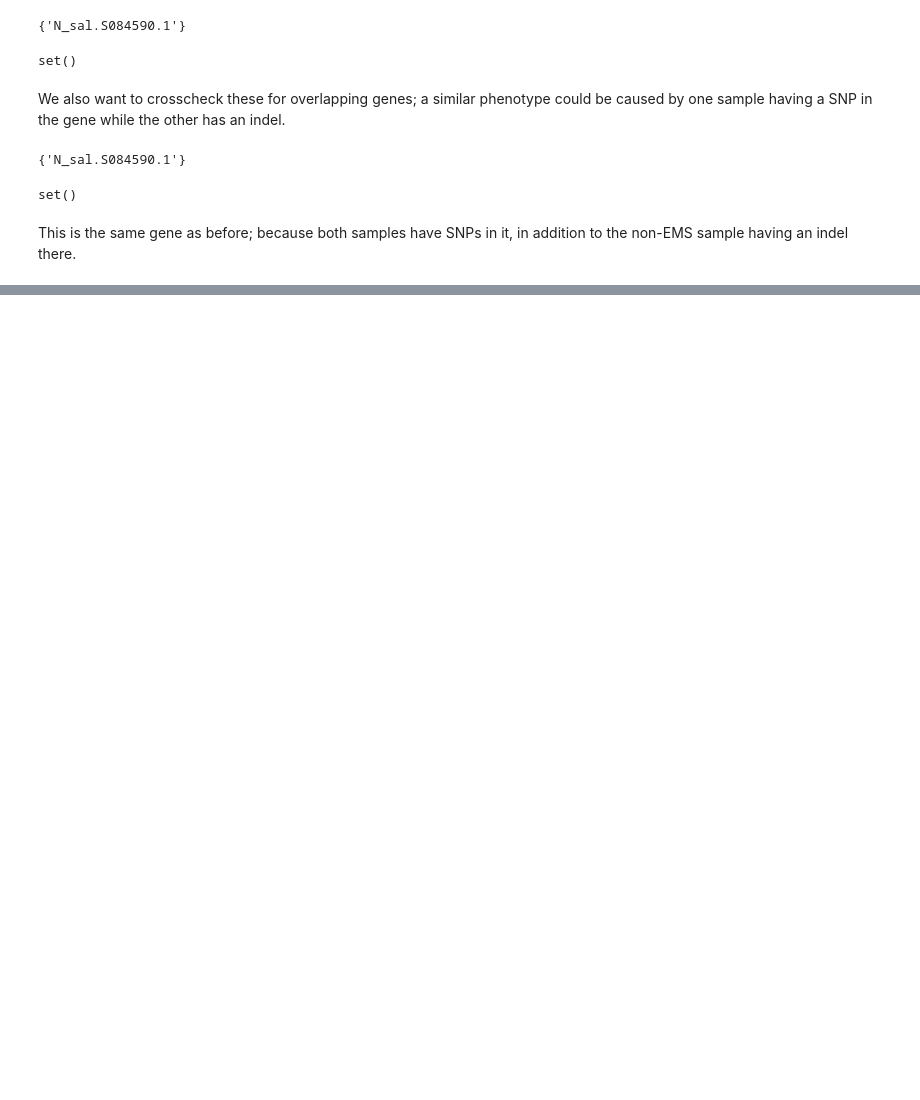
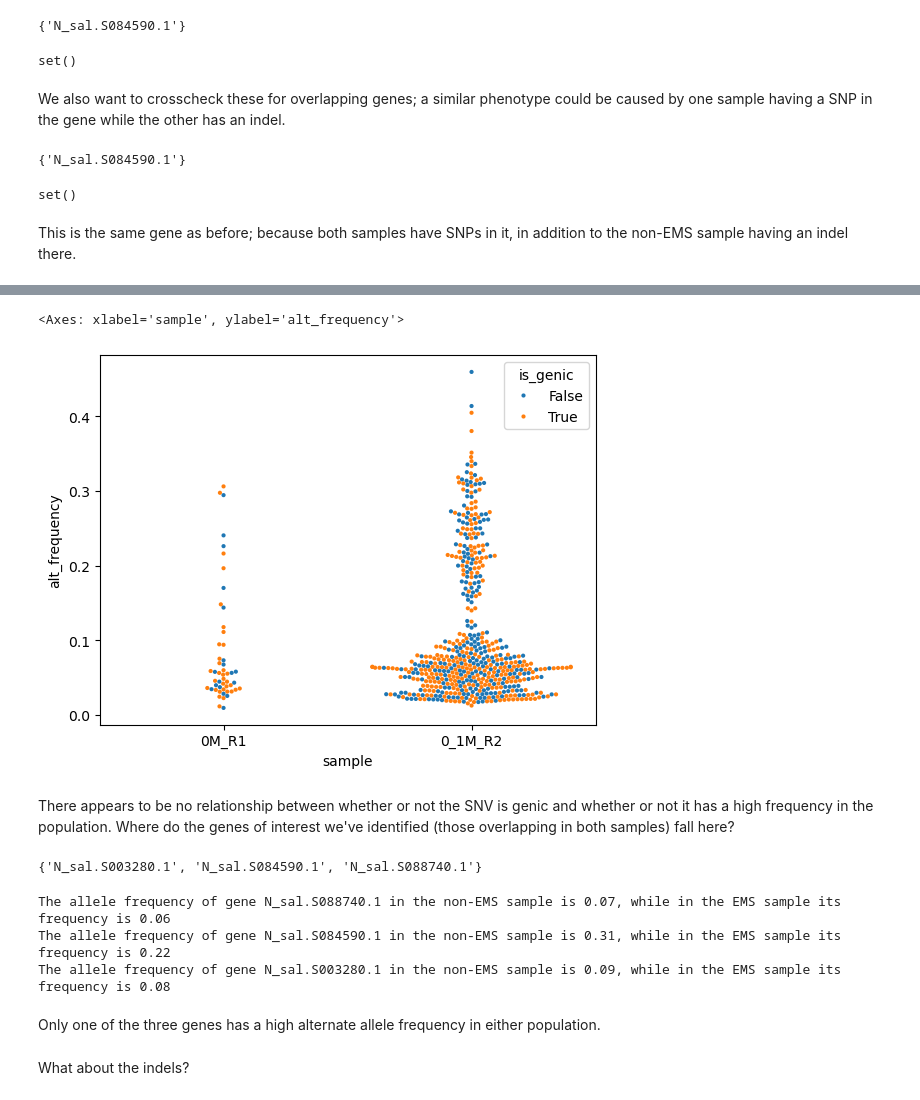
Before and after one commit to serenalotreck/evolved-nanno, a Jupyter notebook: notebooks/variant_exploration.ipynb, the cells around one changed output, grey strips where cells are left out. Saved outputs shown, nothing was run; the diff lists cells and outputs as text; code cells hidden in the pictures; blank space fills up the shorter version.

```diff
--- a/notebooks/variant_exploration.ipynb
+++ b/notebooks/variant_exploration.ipynb
@@ -342,0 +465,6 @@ Now that we have some candidate genes, we want to
+# %%
+gene_intersects_0M_R1['snv_id'] = gene_intersects_0M_R1[0] + '_' + gene_intersects_0M_R1[1].astype('str') + '_' + gene_intersects_0M_R1[3] + '_' + gene_intersects_0M_R1[4]
+snv2gene_0M_R1 = gene_intersects_0M_R1[['snv_id', 'gene_name']].set_index('snv_id').to_dict()['gene_name']
+# %%
+gene_intersects_0_1M_R2['snv_id'] = gene_intersects_0_1M_R2[0] + '_' + gene_intersects_0_1M_R2[1].astype('str') + '_' + gene_intersects_0_1M_R2[3] + '_' + gene_intersects_0_1M_R2[4]
+snv2gene_0_1M_R2 = gene_intersects_0_1M_R2[['snv_id', 'gene_name']].set_index('snv_id').to_dict()['gene_name']
@@ -342,0 +473,10 @@ Now that we have some candidate genes, we want to
+# %%
+for_swarm = [(k, snv_id, freq, True if snv_id in gene_intersects_0M_R1['snv_id'].tolist() + gene_intersects_0_1M_R2['snv_id'].tolist() else False)
+             for k, v in
+             {'0M_R1': alt_freqs_0M_R1,
+                 '0_1M_R2': alt_freqs_0_1M_R2}.items()
+             for snv_id, freq in v.items()]
+
+
+for_swarm_df = pd.DataFrame.from_records(for_swarm, columns=['sample', 'snv_id', 'alt_frequency', 'is_genic'])
+for_swarm_df.head()
@@ -342,0 +490,11 @@ Now that we have some candidate genes, we want to
+# %%
+sns.swarmplot(data=for_swarm_df, x='sample', y='alt_frequency', hue='is_genic', size=3)
+# %% [output]
+<Axes: xlabel='sample', ylabel='alt_frequency'>
+[figure, added]
+# %% [markdown]
+There appears to be no relationship between whether or not the SNV is genic and whether or not it has a high frequency in the population. Where do the genes of interest we've identified (those overlapping in both samples) fall here?
+# %%
+overlapping_snps
+# %% [output]
+{'N_sal.S003280.1', 'N_sal.S084590.1', 'N_sal.S088740.1'}
@@ -342,0 +504,13 @@ Now that we have some candidate genes, we want to
+# %%
+for g in overlapping_snps:
+    freq_0M_R1 = alt_freqs_0M_R1[gene2snv_0M_R1[g]]
+    freq_0_1M_R2 = alt_freqs_0_1M_R2[gene2snv_0_1M_R2[g]]
+    print(f'The allele frequency of gene {g} in the non-EMS sample is {freq_0M_R1:.2f}, while in the EMS sample its frequency is {freq_0_1M_R2:.2f}')
+# %% [output]
+The allele frequency of gene N_sal.S088740.1 in the non-EMS sample is 0.07, while in the EMS sample its frequency is 0.06
+The allele frequency of gene N_sal.S084590.1 in the non-EMS sample is 0.31, while in the EMS sample its frequency is 0.22
+The allele frequency of gene N_sal.S003280.1 in the non-EMS sample is 0.09, while in the EMS sample its frequency is 0.08
+# %% [markdown]
+Only one of the three genes has a high alternate allele frequency in either population.
+# %% [markdown]
+What about the indels?
```
Also changed, not shown: parts of 53 cells of this notebook.
